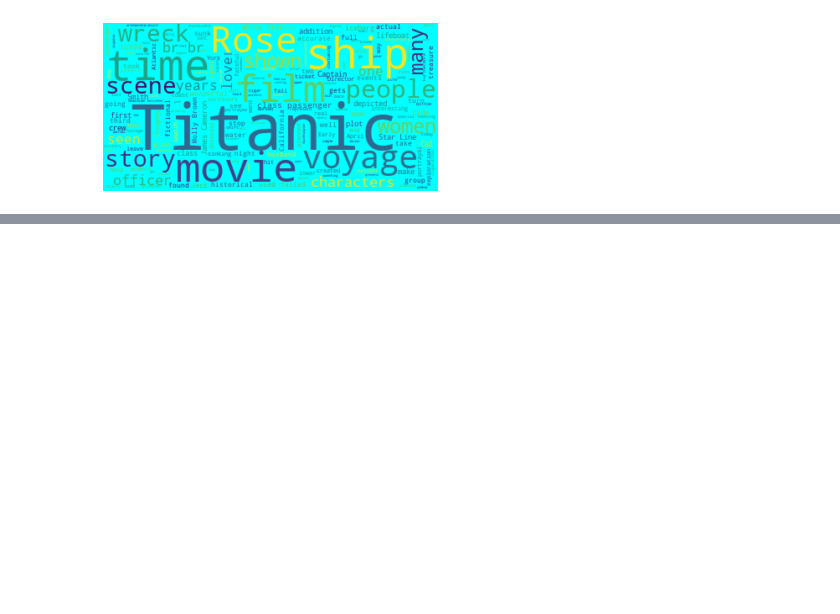
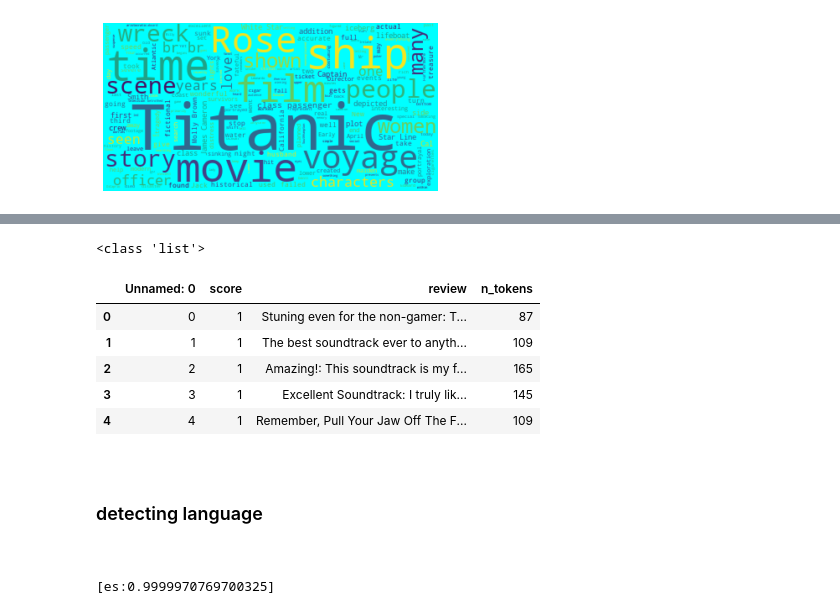
Before and after one commit to SmilodonCub/ReadingLearningTinkering, a Jupyter notebook: DataCamp/NLP_inPython/Sentiment_Analysis_in_Python.ipynb, the cells around one changed output, grey strips where cells are left out. Saved outputs shown, nothing was run; the diff lists cells and outputs as text; code cells hidden in the pictures; blank space fills up the shorter version.

```diff
--- a/DataCamp/NLP_inPython/Sentiment_Analysis_in_Python.ipynb
+++ b/DataCamp/NLP_inPython/Sentiment_Analysis_in_Python.ipynb
@@ -281,0 +426,33 @@ plt.show()
+# %%
+word_tokens = [ word_tokenize( review ) for review in arev.review ]
+print( type( word_tokens ) )
+# %% [output]
+<class 'list'>
+# %%
+#how many tokens are in each list in the list of lists
+len_tokens = [len( tokenlist ) for tokenlist in word_tokens ]
+arev[ 'n_tokens' ] = len_tokens
+arev.head()
+# %% [output]
+|  | Unnamed: 0 | score | review | n_tokens |
+| 0 | 0 | 1 | Stuning even for the non-gamer: T... | 87 |
+| 1 | 1 | 1 | The best soundtrack ever to anyth... | 109 |
+| 2 | 2 | 1 | Amazing!: This soundtrack is my f... | 165 |
+| 3 | 3 | 1 | Excellent Soundtrack: I truly lik... | 145 |
+| 4 | 4 | 1 | Remember, Pull Your Jaw Off The F... | 109 |
+# %% [markdown]
+<br>
+
+### detecting language
+
+<br>
+# %%
+from langdetect import detect_langs
+
+foreign = """El señor y la señora Dursley, que vivían en el número 4 de Privet Drive,
+estaban orgullosos de decir que eran muy normales, afortunadamente. Eran las
+últimas personas que se esperaría encontrar relacionadas con algo extraño o
+misterioso, porque no estaban para tales tonterías."""
+detect_langs( foreign )
+# %% [output]
+[es:0.9999970769700325]
```
Also changed, not shown: parts of 15 cells of this notebook.
